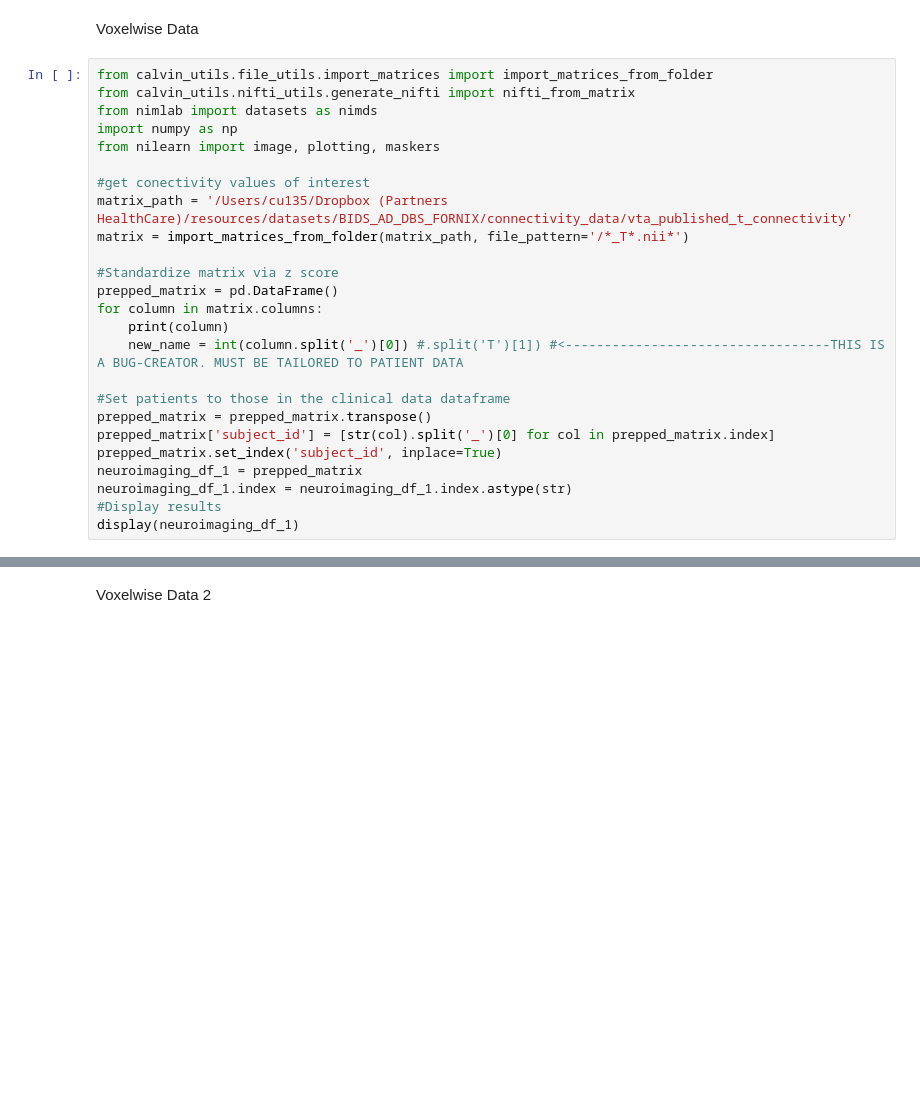
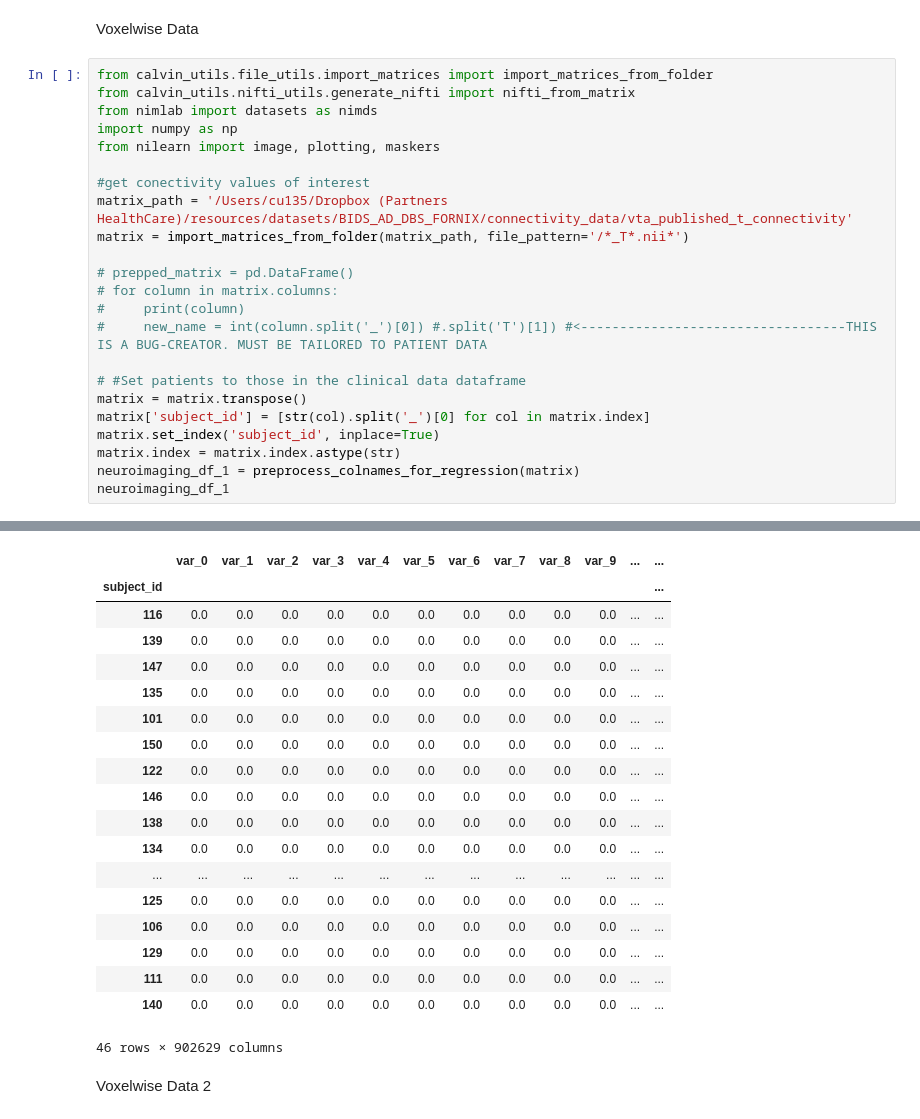
Before and after one commit to Calvinwhow/Research, a Jupyter notebook: nimlab/notebooks/neuroimaging_notebooks/server_submission_notebooks/submit_multiprocessed_voxelwise_analysis.ipynb, the cells around one changed output, grey strips where cells are left out. Drawn from its saved outputs; the diff is of its cells as text; blank space fills up the shorter version.

```diff
--- a/nimlab/notebooks/neuroimaging_notebooks/server_submission_notebooks/submit_multiprocessed_voxelwise_analysis.ipynb
+++ b/nimlab/notebooks/neuroimaging_notebooks/server_submission_notebooks/submit_multiprocessed_voxelwise_analysis.ipynb
@@ -120,17 +142,16 @@ from nilearn import image, plotting, maskers
 matrix_path = '/Users/cu135/Dropbox (Partners HealthCare)/resources/datasets/BIDS_AD_DBS_FORNIX/connectivity_data/vta_published_t_connectivity'
 matrix = import_matrices_from_folder(matrix_path, file_pattern='/*_T*.nii*')
 
-#Standardize matrix via z score
-prepped_matrix = pd.DataFrame()
-for column in matrix.columns:
-    print(column)
-    new_name = int(column.split('_')[0]) #.split('T')[1]) #<----------------------------------THIS IS A BUG-CREATOR. MUST BE TAILORED TO PATIENT DATA
+# prepped_matrix = pd.DataFrame()
+# for column in matrix.columns:
+#     print(column)
+#     new_name = int(column.split('_')[0]) #.split('T')[1]) #<----------------------------------THIS IS A BUG-CREATOR. MUST BE TAILORED TO PATIENT DATA
 
-#Set patients to those in the clinical data dataframe
-prepped_matrix = prepped_matrix.transpose()
-prepped_matrix['subject_id'] = [str(col).split('_')[0] for col in prepped_matrix.index]
-prepped_matrix.set_index('subject_id', inplace=True)
-neuroimaging_df_1 = prepped_matrix
-neuroimaging_df_1.index = neuroimaging_df_1.index.astype(str)
-#Display results
-display(neuroimaging_df_1)
+# #Set patients to those in the clinical data dataframe
+matrix = matrix.transpose()
+matrix['subject_id'] = [str(col).split('_')[0] for col in matrix.index]
+matrix.set_index('subject_id', inplace=True)
+matrix.index = matrix.index.astype(str)
+neuroimaging_df_1 = preprocess_colnames_for_regression(matrix)
+neuroimaging_df_1
+# %% [output]
@@ -137,3 +175,22 @@ display(neuroimaging_df_1)
+|  | var_0 | var_1 | var_2 | var_3 | var_4 | var_5 | var_6 | var_7 | var_8 | var_9 | ... | ... |
+| subject_id |  |  |  |  |  |  |  |  |  |  |  | ... |
+| 116 | 0.0 | 0.0 | 0.0 | 0.0 | 0.0 | 0.0 | 0.0 | 0.0 | 0.0 | 0.0 | ... | ... |
+| 139 | 0.0 | 0.0 | 0.0 | 0.0 | 0.0 | 0.0 | 0.0 | 0.0 | 0.0 | 0.0 | ... | ... |
+| 147 | 0.0 | 0.0 | 0.0 | 0.0 | 0.0 | 0.0 | 0.0 | 0.0 | 0.0 | 0.0 | ... | ... |
+| 135 | 0.0 | 0.0 | 0.0 | 0.0 | 0.0 | 0.0 | 0.0 | 0.0 | 0.0 | 0.0 | ... | ... |
+| 101 | 0.0 | 0.0 | 0.0 | 0.0 | 0.0 | 0.0 | 0.0 | 0.0 | 0.0 | 0.0 | ... | ... |
+| 150 | 0.0 | 0.0 | 0.0 | 0.0 | 0.0 | 0.0 | 0.0 | 0.0 | 0.0 | 0.0 | ... | ... |
+| 122 | 0.0 | 0.0 | 0.0 | 0.0 | 0.0 | 0.0 | 0.0 | 0.0 | 0.0 | 0.0 | ... | ... |
+| 146 | 0.0 | 0.0 | 0.0 | 0.0 | 0.0 | 0.0 | 0.0 | 0.0 | 0.0 | 0.0 | ... | ... |
+| 138 | 0.0 | 0.0 | 0.0 | 0.0 | 0.0 | 0.0 | 0.0 | 0.0 | 0.0 | 0.0 | ... | ... |
+| 134 | 0.0 | 0.0 | 0.0 | 0.0 | 0.0 | 0.0 | 0.0 | 0.0 | 0.0 | 0.0 | ... | ... |
+| ... | ... | ... | ... | ... | ... | ... | ... | ... | ... | ... | ... | ... |
+| 125 | 0.0 | 0.0 | 0.0 | 0.0 | 0.0 | 0.0 | 0.0 | 0.0 | 0.0 | 0.0 | ... | ... |
+| 106 | 0.0 | 0.0 | 0.0 | 0.0 | 0.0 | 0.0 | 0.0 | 0.0 | 0.0 | 0.0 | ... | ... |
+| 129 | 0.0 | 0.0 | 0.0 | 0.0 | 0.0 | 0.0 | 0.0 | 0.0 | 0.0 | 0.0 | ... | ... |
+| 111 | 0.0 | 0.0 | 0.0 | 0.0 | 0.0 | 0.0 | 0.0 | 0.0 | 0.0 | 0.0 | ... | ... |
+| 140 | 0.0 | 0.0 | 0.0 | 0.0 | 0.0 | 0.0 | 0.0 | 0.0 | 0.0 | 0.0 | ... | ... |
+46 rows × 902629 columns
 # %% [markdown]
 Voxelwise Data 2
 # %%
```
Also changed, not shown: parts of 15 cells of this notebook, 4 other files.
